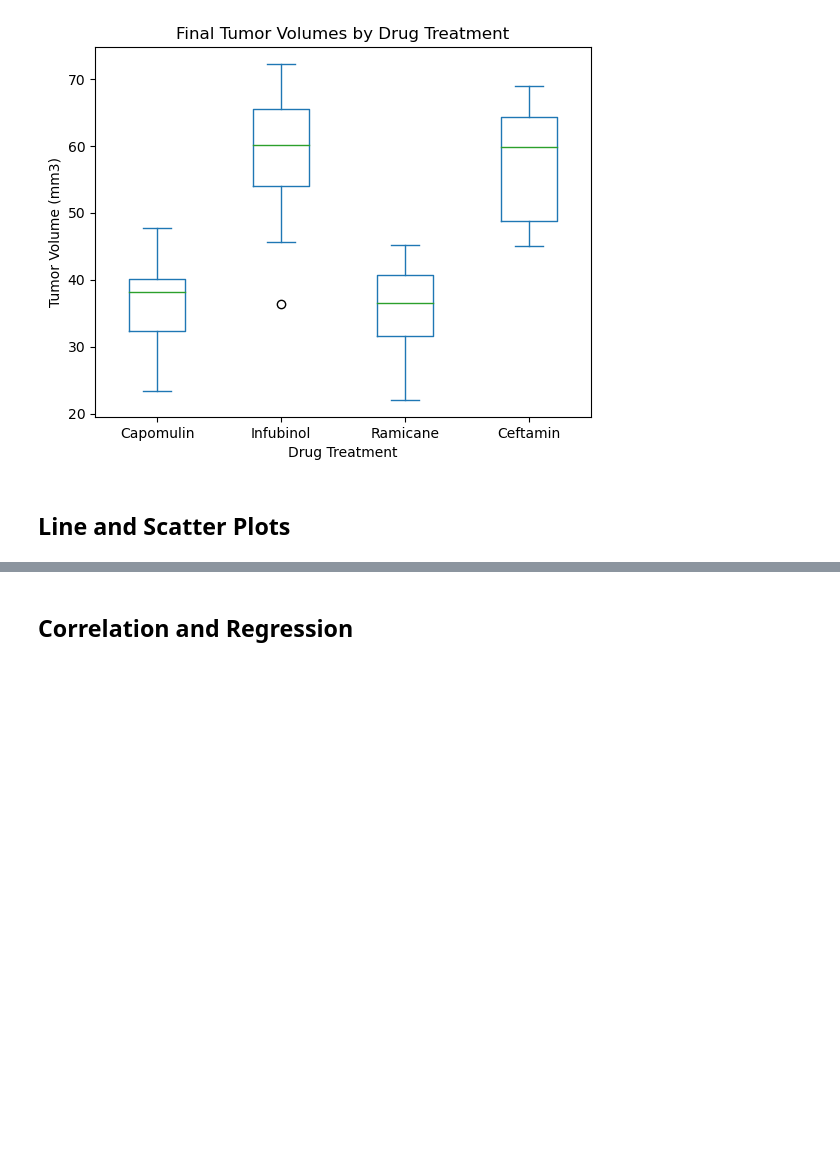
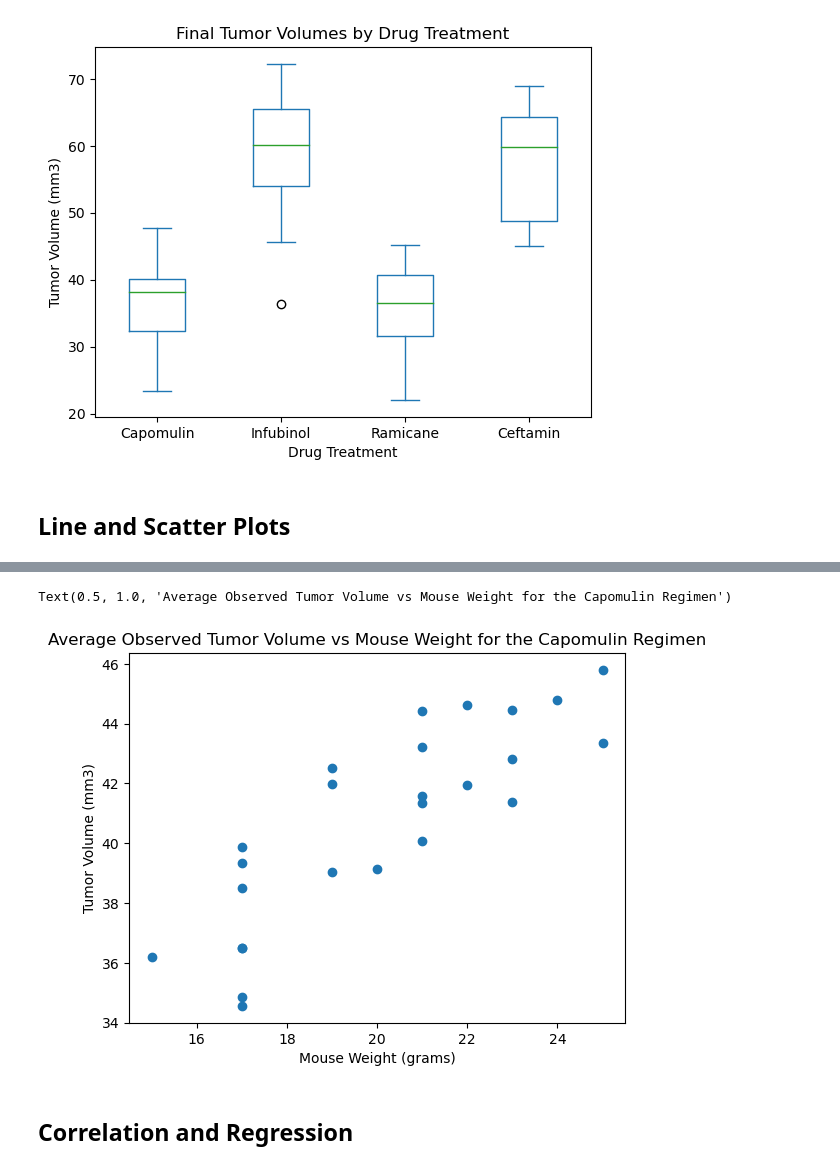
Before and after one commit to jonahkopp/visualization-challenge, a Jupyter notebook: pymaceuticals_starter.ipynb, the cells around one changed output, grey strips where cells are left out. Drawn from its saved outputs; the diff is of its cells as text; code cells hidden in the pictures; blank space fills up the shorter version.

```diff
--- a/pymaceuticals_starter.ipynb
+++ b/pymaceuticals_starter.ipynb
@@ -266,3 +273,16 @@ tumor_vol_dataframe.plot(kind='box',title='Final Tumor Volumes by Drug Treatment
+# %%
+# Generate a scatter plot of mouse weight vs. the average observed tumor volume for the entire Capomulin regimen
+capomulin_regimen_data = clean_data[clean_data['Drug Regimen']=='Capomulin']
+capomulin_groupby = capomulin_regimen_data.groupby('Mouse ID')
+capomulin_regimen_averages = capomulin_groupby['Tumor Volume (mm3)'].mean()
+capomulin_regimen_weights = capomulin_groupby['Weight (g)'].first()
+plt.scatter(x=capomulin_regimen_weights,y=capomulin_regimen_averages)
+plt.xlabel('Mouse Weight (grams)')
+plt.ylabel('Tumor Volume (mm3)')
+plt.title('Average Observed Tumor Volume vs Mouse Weight for the Capomulin Regimen')
+# %% [output]
+Text(0.5, 1.0, 'Average Observed Tumor Volume vs Mouse Weight for the Capomulin Regimen')
+[figure, added]
 # %% [markdown]
 ## Correlation and Regression
 # %%
```
Also changed, not shown: parts of 3 cells of this notebook.
